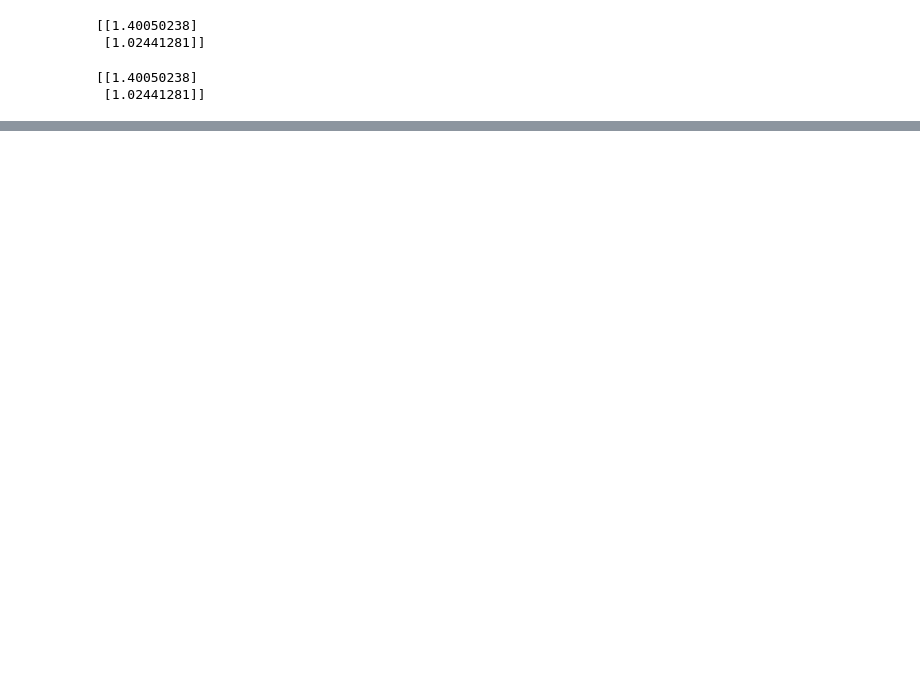
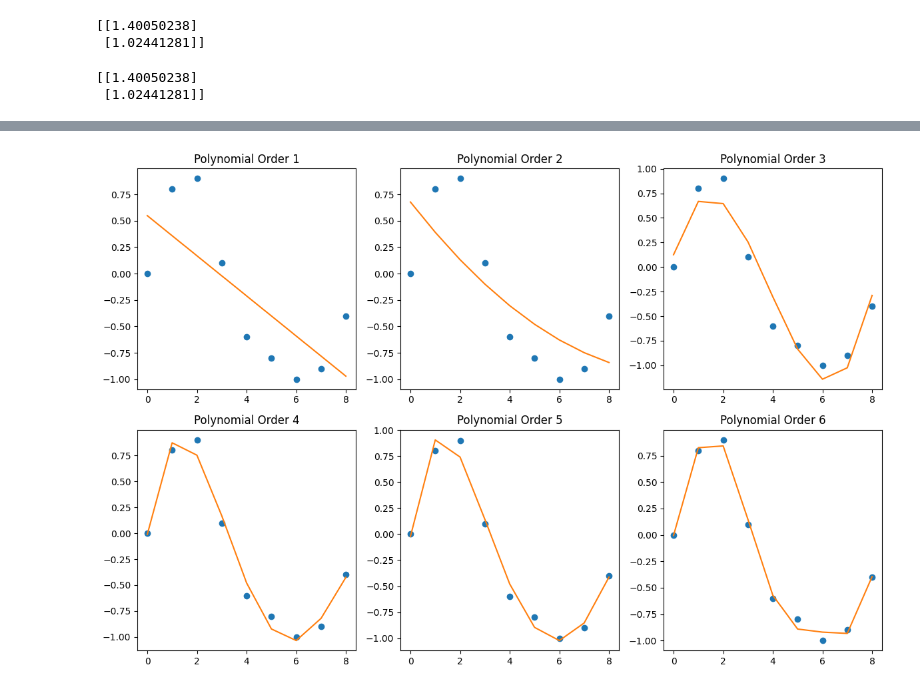
Before and after one commit to yoponchik/Computer-Programming-For-Engineers, a Jupyter notebook: Lecture Code/Week10.ipynb, the cells around one changed output, grey strips where cells are left out. Saved outputs shown, nothing was run; the diff lists cells and outputs as text; code cells hidden in the pictures; blank space fills up the shorter version.

```diff
--- a/Lecture Code/Week10.ipynb
+++ b/Lecture Code/Week10.ipynb
@@ -49,0 +138,20 @@ alpha = optimize.curve_fit(func, xdata = x, ydata = y)[0]                   #opt
+# %%
+xD = np.array([0,1,2,3,4,5,6,7,8])
+yD = np.array([0, 0.8, 0.9, 0.1, -0.6, -0.8, -1, -0.9, -0.4])
+
+plt.figure(figsize= (12, 8))
+
+for i in range(1,7):
+
+    yEst = np.polyfit(xD, yD, i)                #i is the order of the function
+    plt.subplot(2,3,i)
+    plt.plot(xD, yD, 'o')
+
+    plt.plot(xD, np.polyval(yEst, xD))          #polyval uses the coefficients or parameters, compare with code above. apparently the same thing??
+                                                #using substitution?; good for for loops apparently
+    plt.title(f'Polynomial Order {i}')
+
+plt.tight_layout()
+plt.show()
+# %% [output]
+[figure, added]
```
Also changed, not shown: parts of 7 cells of this notebook.
